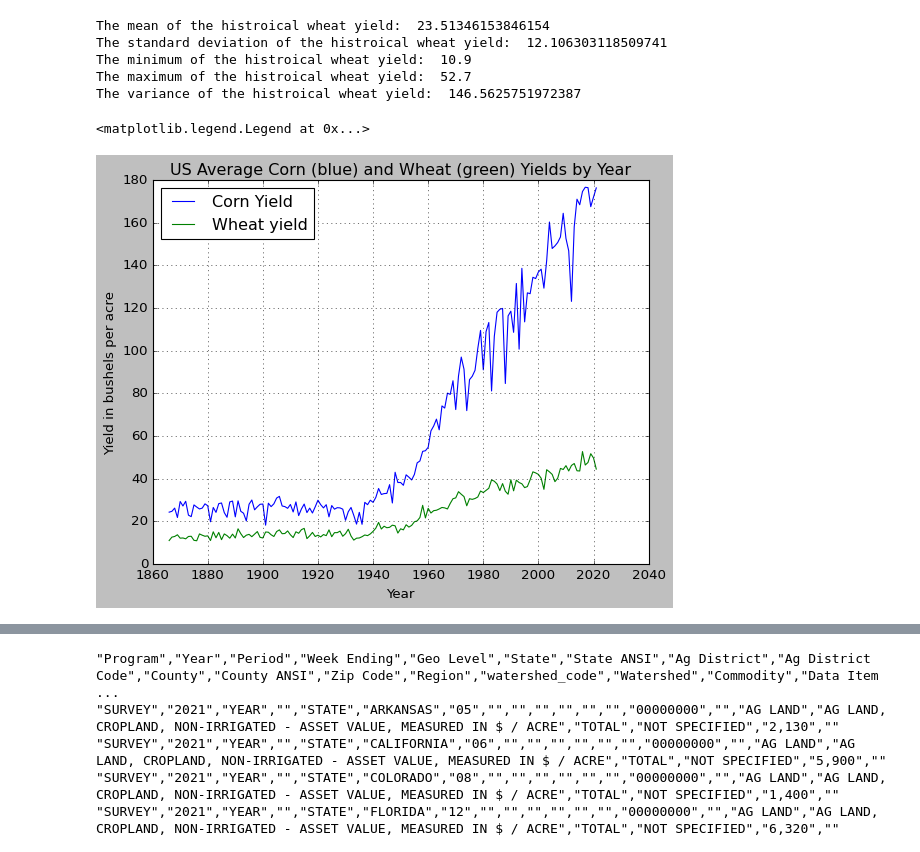
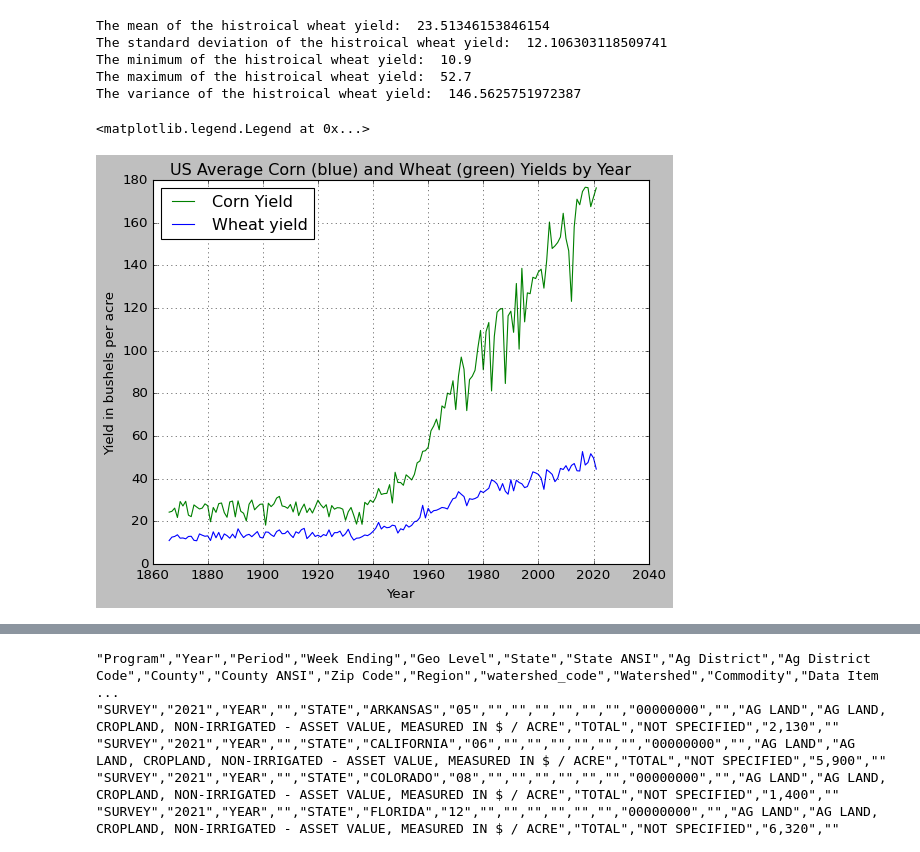
Before and after one commit to oats-center/PythonInDigitalAg, a Jupyter notebook: Demonstration Workbook 2.ipynb, the cells around one changed output, grey strips where cells are left out. Cells and saved outputs as stored; diff of their text form; code cells hidden in the pictures.

```diff
--- a/Demonstration Workbook 2.ipynb
+++ b/Demonstration Workbook 2.ipynb
@@ -661,18 +672,17 @@ The variance of the histroical wheat yield:  146.5625751972387
 # %%
 # Plotting the wheat and corn yield trend on the same axes
 ax = plt.subplots()
-ax=ax1
 plt.style.use('classic')
-ax=plt.plot(corndates, cornyields, label="Corn Yield") #corn yield data
+ax=plt.plot(corndates, cornyields,color="green", label="Corn Yield") #corn yield data
 plt.title("US Average Corn (blue) and Wheat (green) Yields by Year")
 plt.xlabel("Year")
 plt.ylabel("Yield in bushels per acre")
 plt.grid()
-ax1=plt.plot(wdates, wyields, label="Wheat yield")#wheat yield data
+ax1=plt.plot(wdates, wyields,color="blue", label="Wheat yield")#wheat yield data
 plt.legend(loc="upper left")
 # %% [output]
 <matplotlib.legend.Legend at 0x...>
-[figure, old version]
+[figure, new version]
 # %% [markdown]
 
 #### *Discussion 7*: Data Wrangling Methods —String Manipulation II
```
Also changed, not shown: parts of 24 cells of this notebook, 13 other files.
